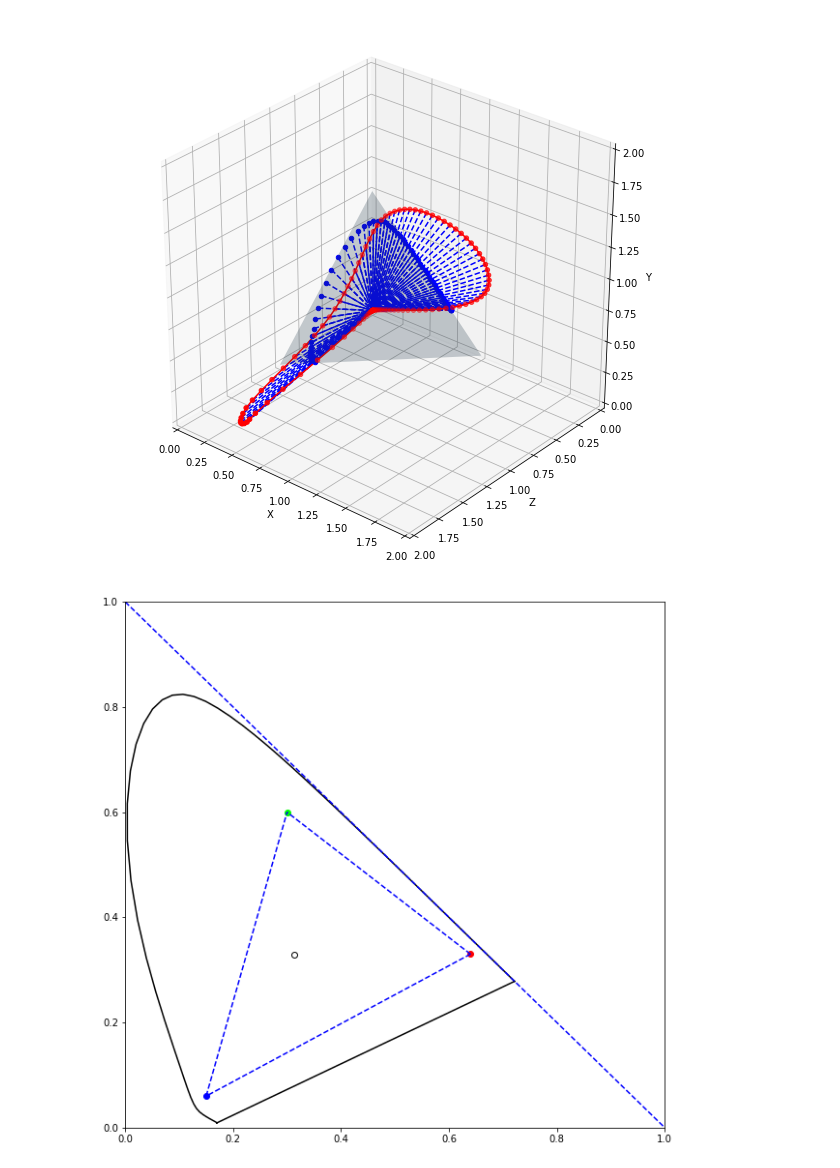
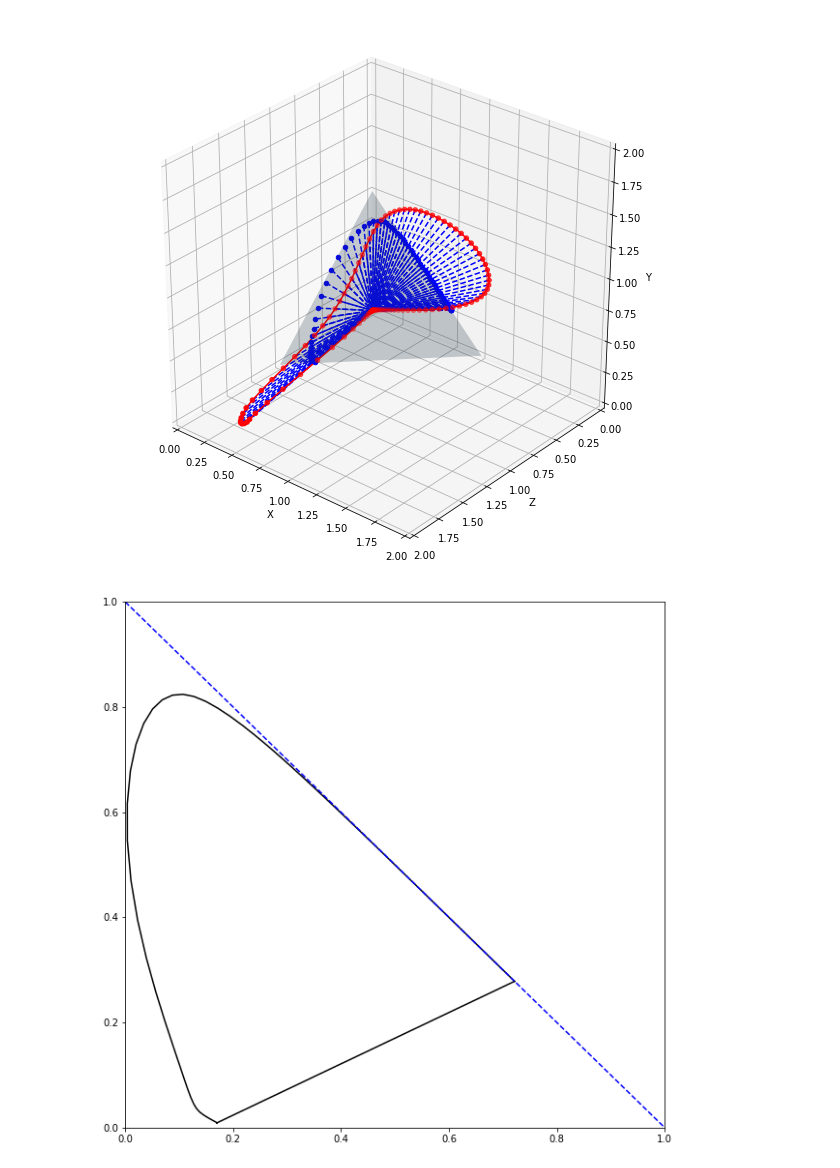
Before and after one commit to WeakKnight/ColorScienceNotes, a Jupyter notebook: ColorScience.ipynb, the cells around one changed output. Cells and saved outputs as stored; diff of their text form; code cells hidden in the pictures.

```diff
--- a/ColorScience.ipynb
+++ b/ColorScience.ipynb
@@ -145,40 +145,32 @@ from matplotlib.text import OffsetFrom
 from mpl_toolkits.mplot3d import Axes3D
 import Library as lib
 
 fig, ax = plt.subplots(figsize=(10, 10))
 
 t = lib.spectrum_range(3.0)
 x = list(map(lib.color_match_x, t))
 y = list(map(lib.color_match_y, t))
 z = list(map(lib.color_match_z, t))
 
 proj_x_list = []
 proj_y_list = []
 proj_z_list = []
 
 for index in range(20, len(x) - 37):
     sum_val = x[index] + y[index] + z[index]
     proj_x_list.append(x[index]/sum_val)
     proj_y_list.append(y[index]/sum_val)
     proj_z_list.append(z[index]/sum_val)
 
 proj_x_list.append(proj_x_list[0])
 proj_y_list.append(proj_y_list[0])
 proj_z_list.append(proj_z_list[0])
 
-ax.plot(proj_x_list, proj_y_list, color = [0.0,0.0, 0.0])
-plt.scatter(0.64, 0.33, color = [1.0, 0.0, 0.0])
-plt.scatter(0.30, 0.60, color = [0.0, 1.0, 0.0])
-plt.scatter(0.15, 0.06, color = [0.0, 0.0, 1.0])
-plt.scatter(0.31270,  0.32900, color = [1.0, 1.0, 1.0], edgecolors=[0.0,0.0,0.0])
+ax.plot(proj_x_list, proj_y_list, color = [0.0, 0.0, 0.0])
 plt.plot([0.0, 1.0], [1.0, 0.0], "b--")
-
-plt.plot([0.64, 0.15], [0.33, 0.06], "b--")
-plt.plot([0.15, 0.30], [0.06, 0.60], "b--")
-plt.plot([0.64, 0.30], [0.33, 0.60], "b--")
 
 plt.xlim(0, 1)
 plt.ylim(0, 1)
 plt.show()
 # %% [output]
-[figure, old version]
+[figure, new version]
```
Also changed, not shown: parts of 2 cells of this notebook.
